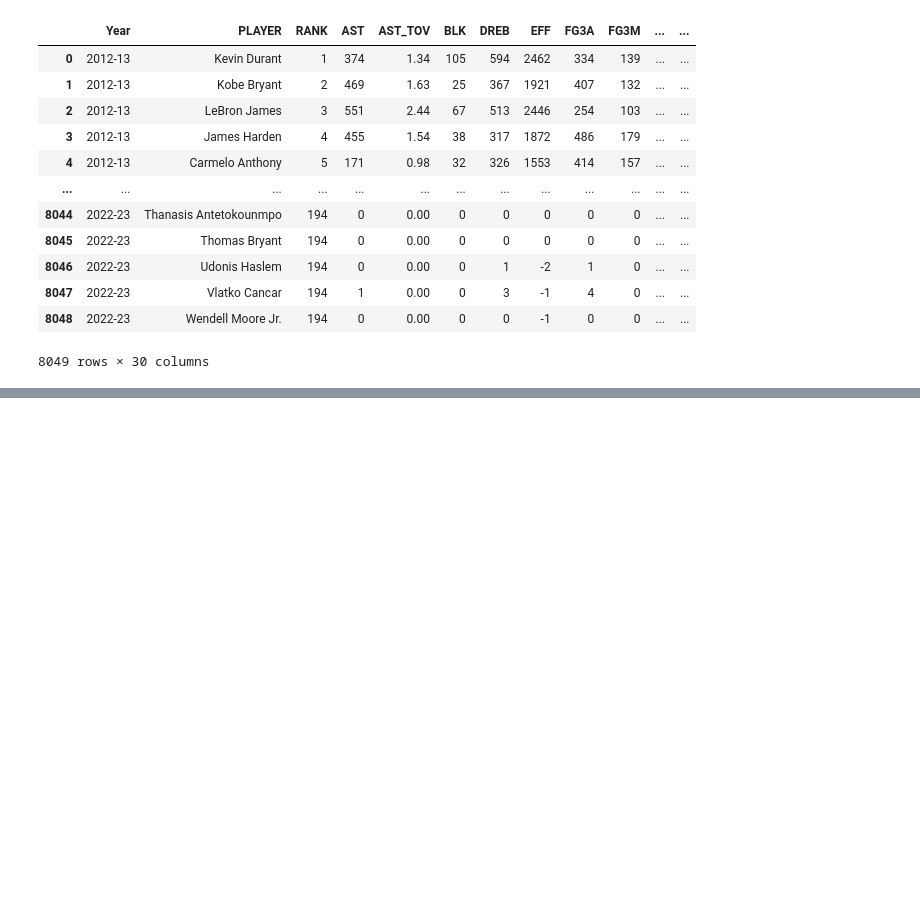
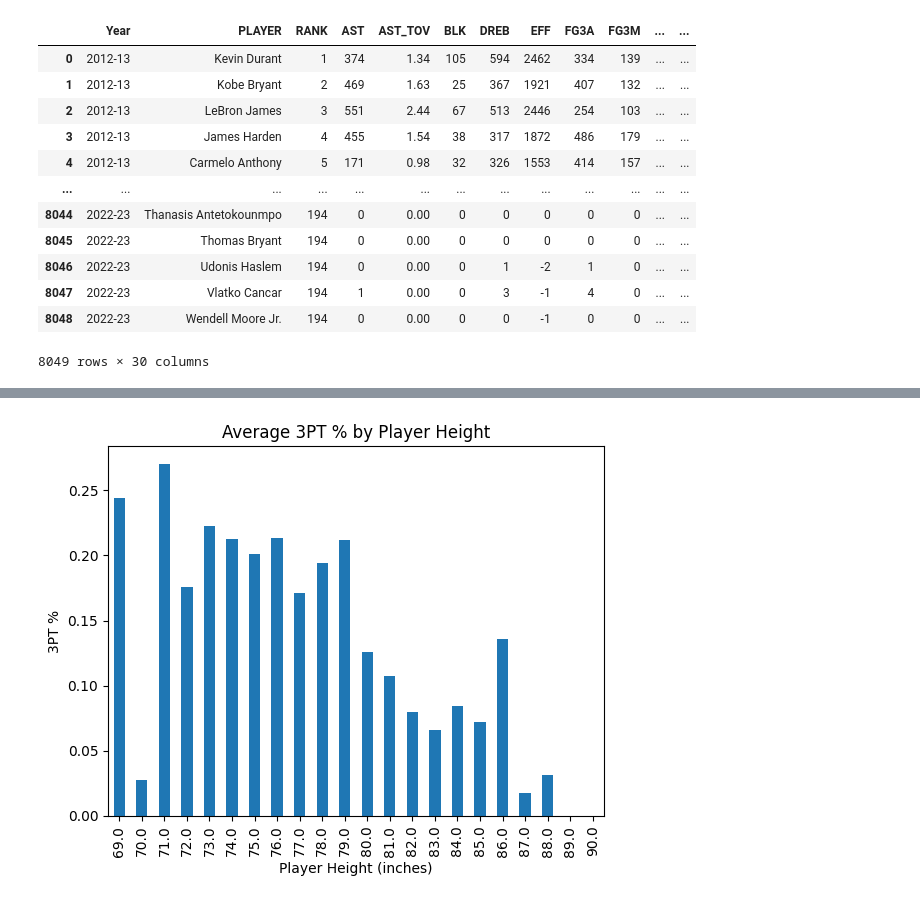
Before and after one commit to D-Aldana/SENG474-NBA_API, a Jupyter notebook: NBA-proj.ipynb, the cells around one changed output, grey strips where cells are left out. Cells and saved outputs as stored; diff of their text form; code cells hidden in the pictures; blank space fills up the shorter version.

```diff
--- a/NBA-proj.ipynb
+++ b/NBA-proj.ipynb
@@ -57,0 +79,11 @@ df.to_excel('Sorted_Data.xlsx', index=False)
+# %%
+# For each PLAYER_HEIGHT, get the average FG3_PCT
+avg_per_by_height = df.groupby('PLAYER_HEIGHT_INCHES')['FG3_PCT'].mean()
+
+# Graph the average FG3_PCT for each PLAYER_HEIGHT_INCHES (y-label is FG3_PCT)
+avg_by_height.plot(kind='bar', y='FG3_PCT', title='Average 3PT % by Player Height')
+plt.ylabel('3PT %')
+plt.xlabel('Player Height (inches)')
+plt.show()
+# %% [output]
+[figure, added]
```
Also changed, not shown: parts of 6 cells of this notebook.
